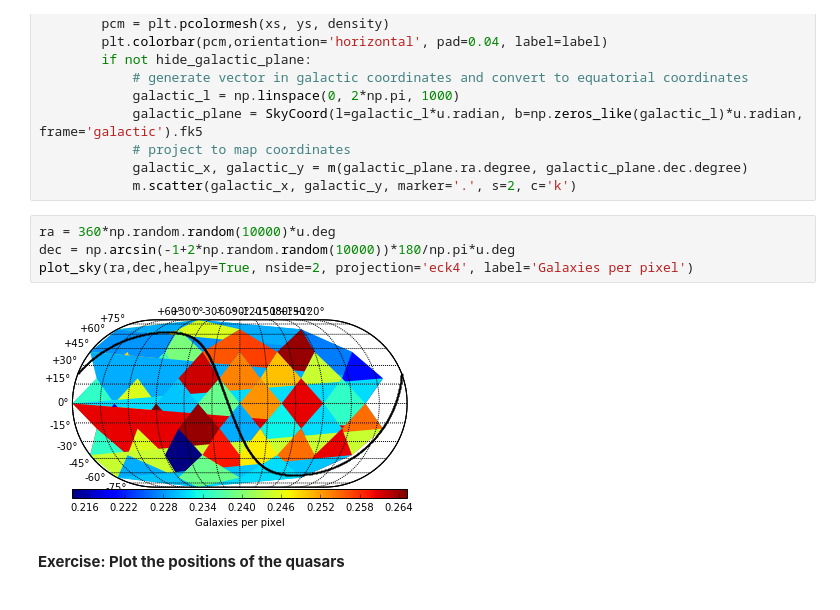
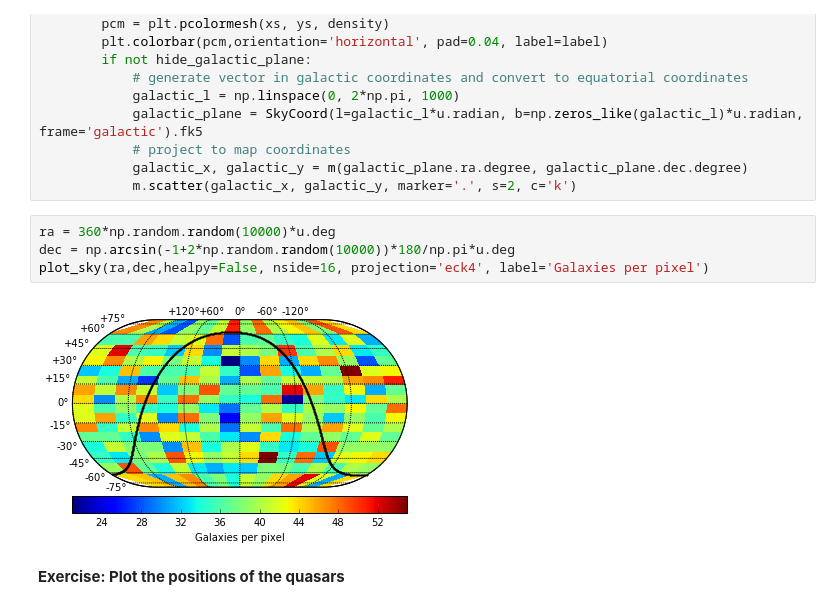
Before and after one commit to fjaviersanchez/JupyterTutorial, a Jupyter notebook: TutorialJupyter.ipynb, the cells around one changed output. Saved outputs shown, nothing was run; the diff lists cells and outputs as text.

Commit message:
Updated ex7.py to avoid healpy

```diff
--- a/TutorialJupyter.ipynb
+++ b/TutorialJupyter.ipynb
@@ -674,9 +674,9 @@ def plot_sky(ra, dec, data=None, nside=4, label='', projection='eck4', cmap=plt.
 # %%
 ra = 360*np.random.random(10000)*u.deg
 dec = np.arcsin(-1+2*np.random.random(10000))*180/np.pi*u.deg
-plot_sky(ra,dec,healpy=True, nside=2, projection='eck4', label='Galaxies per pixel')
+plot_sky(ra,dec,healpy=False, nside=16, projection='eck4', label='Galaxies per pixel')
 # %% [output]
-[figure, old version]
+[figure, new version]
 # %% [markdown]
 **Exercise: Plot the positions of the quasars**
 # %%
```
Also changed, not shown: 1 other file.
